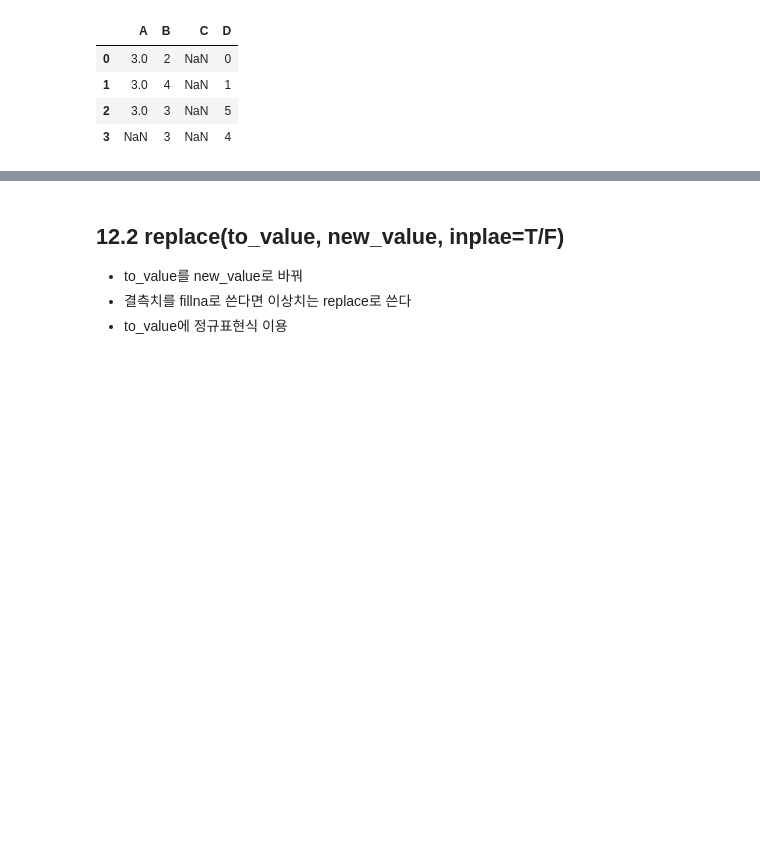
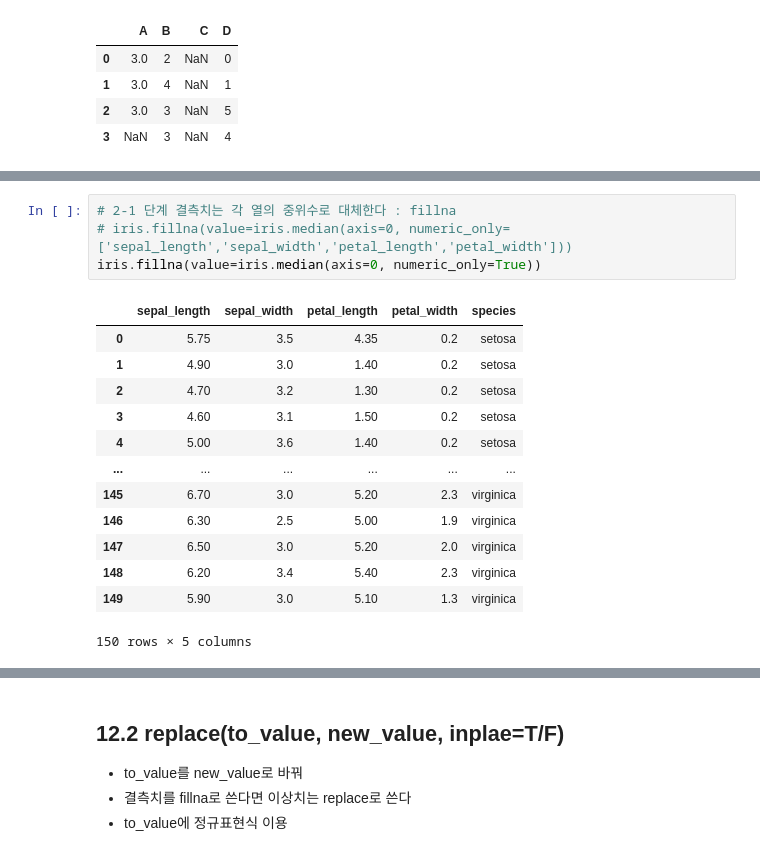
Before and after one commit to jsa3338/AI-X, a Jupyter notebook: source/01_python/ch11_데이터프레임_9절~13절.ipynb, the cells around one changed output, grey strips where cells are left out. Drawn from its saved outputs; the diff is of its cells as text; blank space fills up the shorter version.

```diff
--- a/source/01_python/ch11_데이터프레임_9절~13절.ipynb
+++ b/source/01_python/ch11_데이터프레임_9절~13절.ipynb
@@ -605,0 +662,18 @@ df.fillna(value= df.median(axis=0), limit=2)
+# %%
+# 2-1 단계 결측치는 각 열의 중위수로 대체한다 : fillna
+# iris.fillna(value=iris.median(axis=0, numeric_only=['sepal_length','sepal_width','petal_length','petal_width']))
+iris.fillna(value=iris.median(axis=0, numeric_only=True))
+# %% [output]
+|  | sepal_length | sepal_width | petal_length | petal_width | species |
+| 0 | 5.75 | 3.5 | 4.35 | 0.2 | setosa |
+| 1 | 4.90 | 3.0 | 1.40 | 0.2 | setosa |
+| 2 | 4.70 | 3.2 | 1.30 | 0.2 | setosa |
+| 3 | 4.60 | 3.1 | 1.50 | 0.2 | setosa |
+| 4 | 5.00 | 3.6 | 1.40 | 0.2 | setosa |
+| ... | ... | ... | ... | ... | ... |
+| 145 | 6.70 | 3.0 | 5.20 | 2.3 | virginica |
+| 146 | 6.30 | 2.5 | 5.00 | 1.9 | virginica |
+| 147 | 6.50 | 3.0 | 5.20 | 2.0 | virginica |
+| 148 | 6.20 | 3.4 | 5.40 | 2.3 | virginica |
+| 149 | 5.90 | 3.0 | 5.10 | 1.3 | virginica |
+150 rows × 5 columns
```
Also changed, not shown: parts of 49 cells of this notebook, 5 other files.
